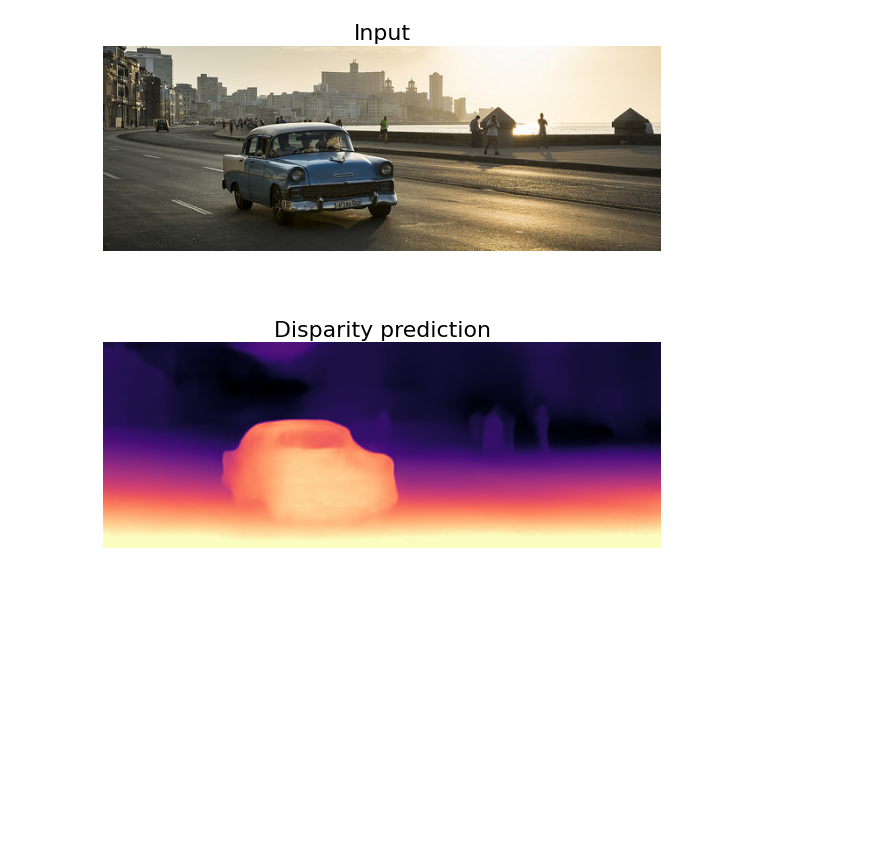
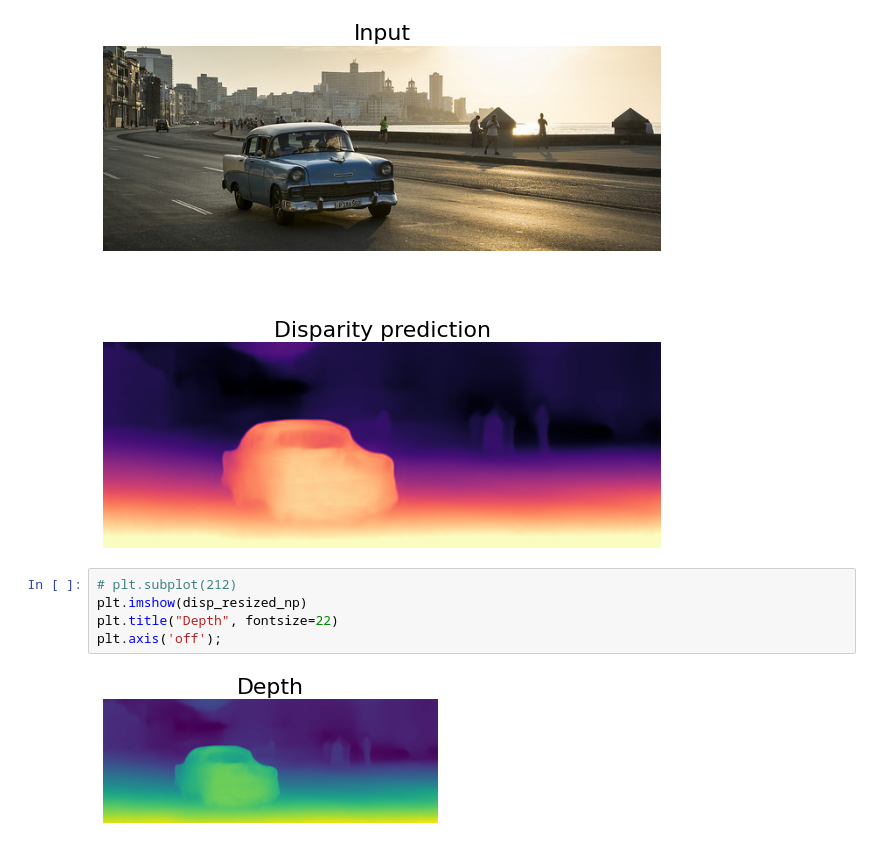
Before and after one commit to Akilax0/monodepth2, a Jupyter notebook: depth_prediction_example.ipynb, the cells around one changed output. Cells and saved outputs as stored; diff of their text form; blank space fills up the shorter version.

```diff
--- a/depth_prediction_example.ipynb
+++ b/depth_prediction_example.ipynb
@@ -86,3 +88,10 @@ plt.title("Disparity prediction", fontsize=22)
 plt.axis('off');
 # %% [output]
 [figure]
+# %%
+# plt.subplot(212)
+plt.imshow(disp_resized_np)
+plt.title("Depth", fontsize=22)
+plt.axis('off');
+# %% [output]
+[figure, added]
```
Also changed, not shown: parts of 5 cells of this notebook, 5 other files.
